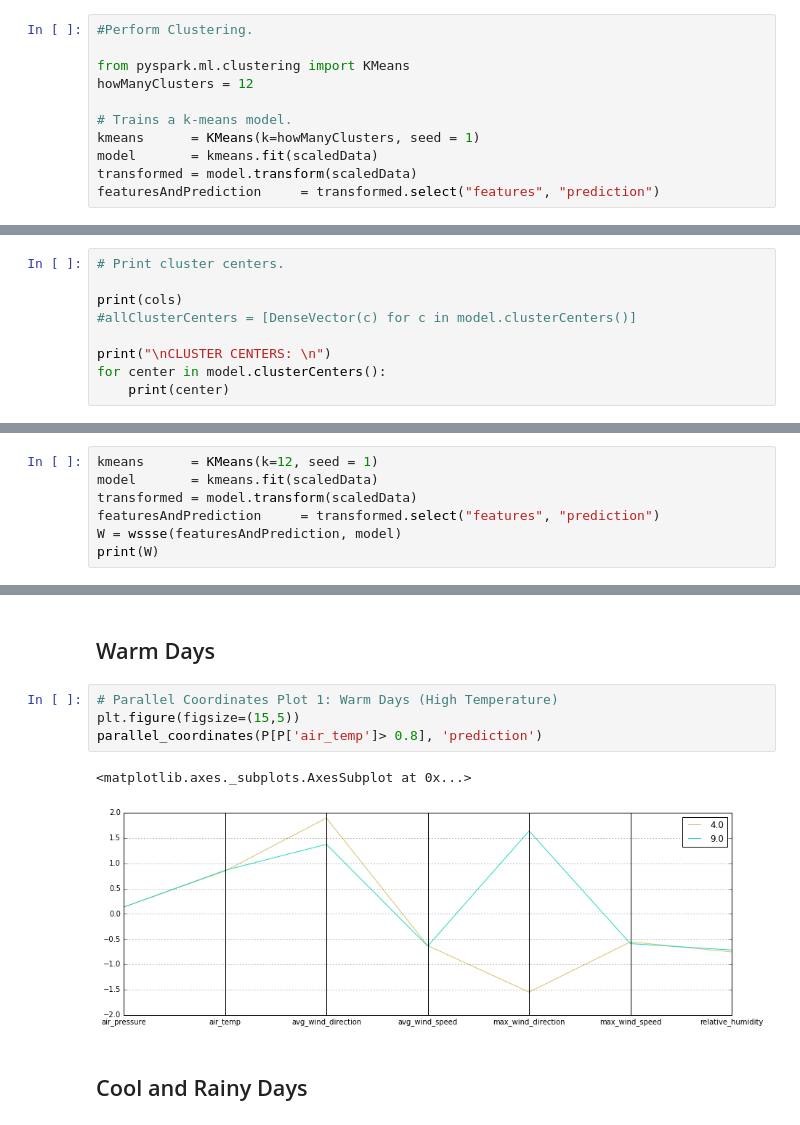
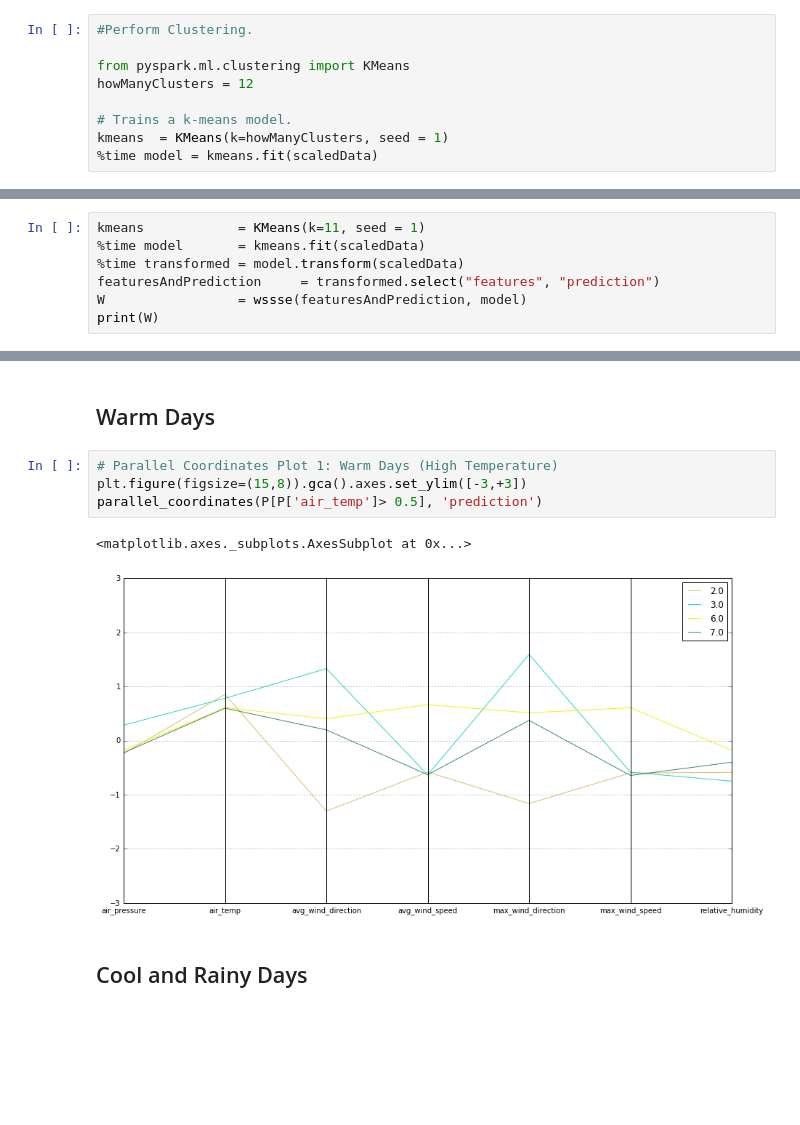
Before and after one commit to words-sdsc/courseraDataSimulation, a Jupyter notebook: course4-ML/Spark - Clustering.ipynb, the cells around one changed output, grey strips where cells are left out. Cells and saved outputs as stored; diff of their text form; blank space fills up the shorter version.

```diff
--- a/course4-ML/Spark - Clustering.ipynb
+++ b/course4-ML/Spark - Clustering.ipynb
@@ -89,7 +94,5 @@ from pyspark.ml.clustering import KMeans
 howManyClusters = 12
 
 # Trains a k-means model.
-kmeans      = KMeans(k=howManyClusters, seed = 1)
-model       = kmeans.fit(scaledData)
-transformed = model.transform(scaledData)
-featuresAndPrediction     = transformed.select("features", "prediction")
+kmeans  = KMeans(k=howManyClusters, seed = 1)
+%time model = kmeans.fit(scaledData)
@@ -115,12 +131,3 @@ featuresAndPrediction.groupby(featuresAndPrediction.prediction).agg(func.count('
 |        10|             2249|
 |        11|            10411|
 +----------+-----------------+
-# %%
-# Print cluster centers.
-
-print(cols)
-#allClusterCenters = [DenseVector(c) for c in model.clusterCenters()]
-
-print("\nCLUSTER CENTERS: \n")
-for center in model.clusterCenters():
-    print(center)
@@ -216,10 +197,10 @@ wssseDF.plot(y='WSSSE', x='k', figsize=(15,10), grid=True)
 <matplotlib.axes._subplots.AxesSubplot at 0x...>
 [figure]
 # %%
-kmeans      = KMeans(k=12, seed = 1)
-model       = kmeans.fit(scaledData)
-transformed = model.transform(scaledData)
+kmeans            = KMeans(k=11, seed = 1)
+%time model       = kmeans.fit(scaledData)
+%time transformed = model.transform(scaledData)
 featuresAndPrediction     = transformed.select("features", "prediction")
-W = wssse(featuresAndPrediction, model)
+W                 = wssse(featuresAndPrediction, model)
 print(W)
 # %% [output]
@@ -268,11 +250,11 @@ parallel_coordinates(P[P['relative_humidity']< -0.76], 'prediction')
 ## Warm Days
 # %%
 # Parallel Coordinates Plot 1: Warm Days (High Temperature)
-plt.figure(figsize=(15,5))
-parallel_coordinates(P[P['air_temp']> 0.8], 'prediction')
+plt.figure(figsize=(15,8)).gca().axes.set_ylim([-3,+3])
+parallel_coordinates(P[P['air_temp']> 0.5], 'prediction')
 # %% [output]
 <matplotlib.axes._subplots.AxesSubplot at 0x...>
-[figure, old version]
+[figure, new version]
 # %% [markdown]
 ## Cool and Rainy Days
 # %%
```
Also changed, not shown: parts of 13 cells of this notebook.
